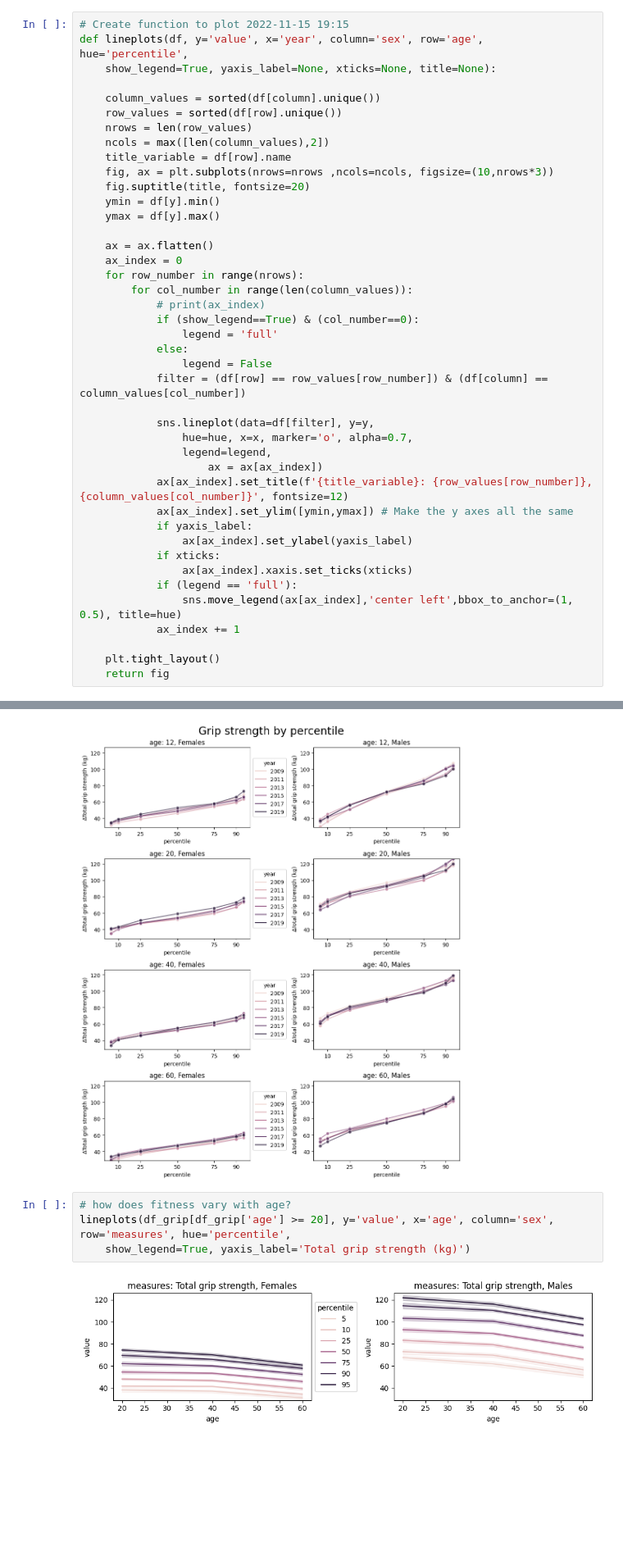
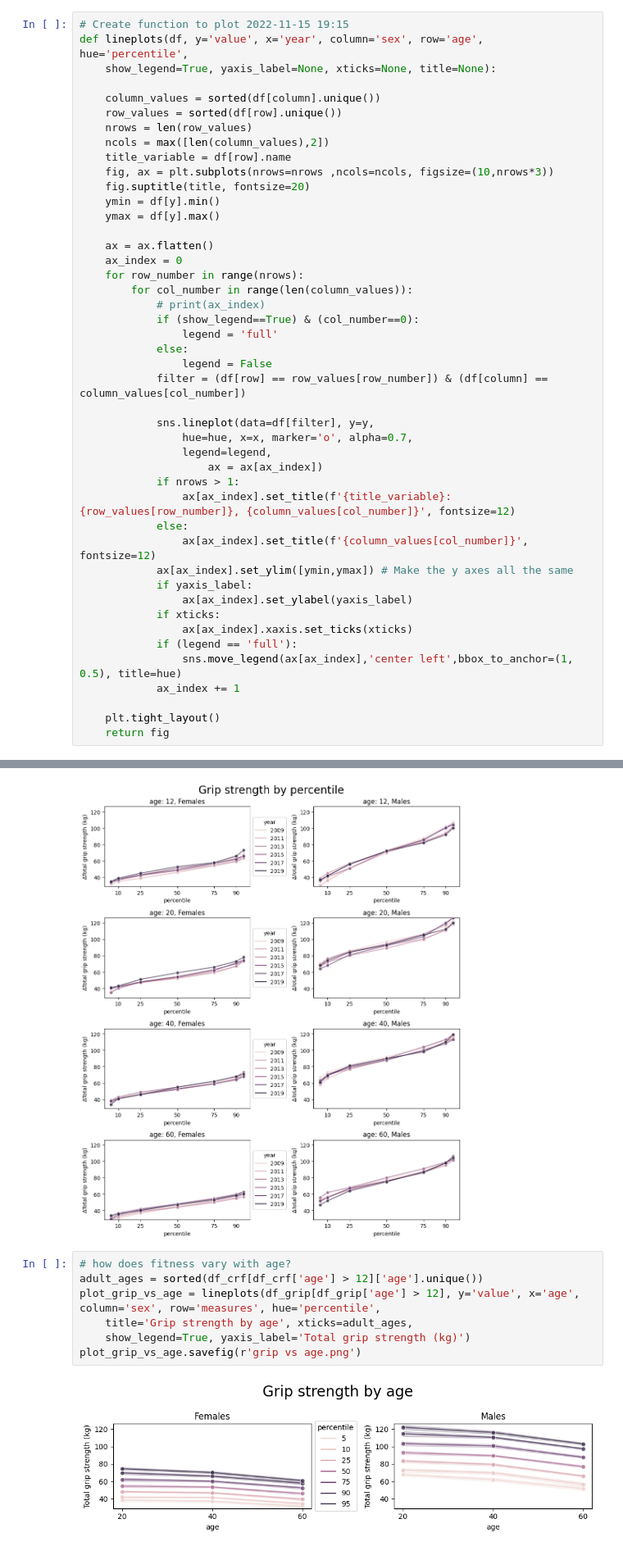
Before and after one commit to silvhua/lighthouse-RnR-project, a Jupyter notebook: canada_fitness.ipynb, the cells around one changed output, grey strips where cells are left out. Shown at 82% size. Drawn from its saved outputs; the diff is of its cells as text; blank space fills up the shorter version.

```diff
--- a/canada_fitness.ipynb
+++ b/canada_fitness.ipynb
@@ -443,7 +443,10 @@ def lineplots(df, y='value', x='year', column='sex', row='age', hue='percentile'
                 hue=hue, x=x, marker='o', alpha=0.7,
                 legend=legend,
                     ax = ax[ax_index])
-            ax[ax_index].set_title(f'{title_variable}: {row_values[row_number]}, {column_values[col_number]}', fontsize=12)
+            if nrows > 1:
+                ax[ax_index].set_title(f'{title_variable}: {row_values[row_number]}, {column_values[col_number]}', fontsize=12)
+            else:
+                ax[ax_index].set_title(f'{column_values[col_number]}', fontsize=12)
             ax[ax_index].set_ylim([ymin,ymax]) # Make the y axes all the same
             if yaxis_label:
                 ax[ax_index].set_ylabel(yaxis_label)
@@ -674,10 +678,13 @@ plot_grip_vs_percentile = lineplots(df_grip[df_grip['age'] > 6], title='Grip str
 [figure]
 # %%
 # how does fitness vary with age?
-lineplots(df_grip[df_grip['age'] >= 20], y='value', x='age', column='sex', row='measures', hue='percentile',
+adult_ages = sorted(df_crf[df_crf['age'] > 12]['age'].unique())
+plot_grip_vs_age = lineplots(df_grip[df_grip['age'] > 12], y='value', x='age', column='sex', row='measures', hue='percentile',
+    title='Grip strength by age', xticks=adult_ages,
     show_legend=True, yaxis_label='Total grip strength (kg)')
+plot_grip_vs_age.savefig(r'grip vs age.png')
 # %% [output]
-[figure, old version]
+[figure, new version]
 # %%
 groupby = [
     'REF_DATE',
```
Also changed, not shown: parts of 1 cell of this notebook.
